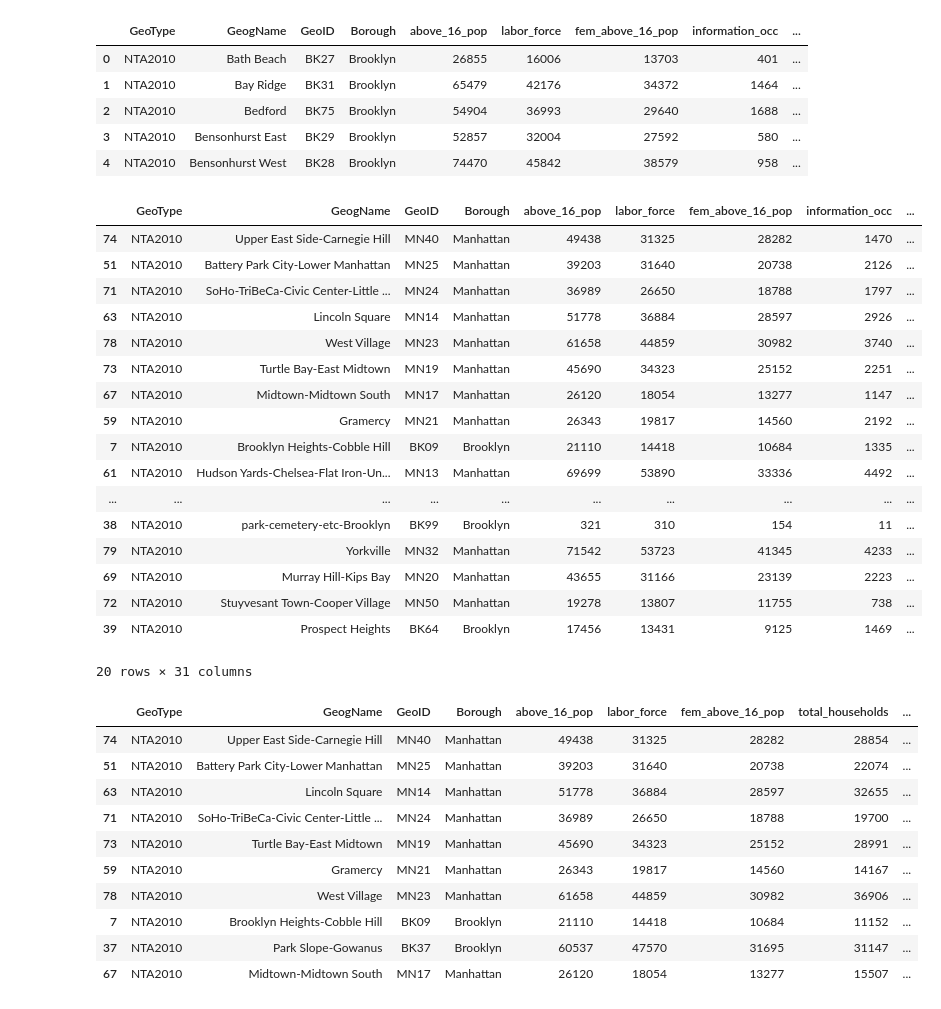
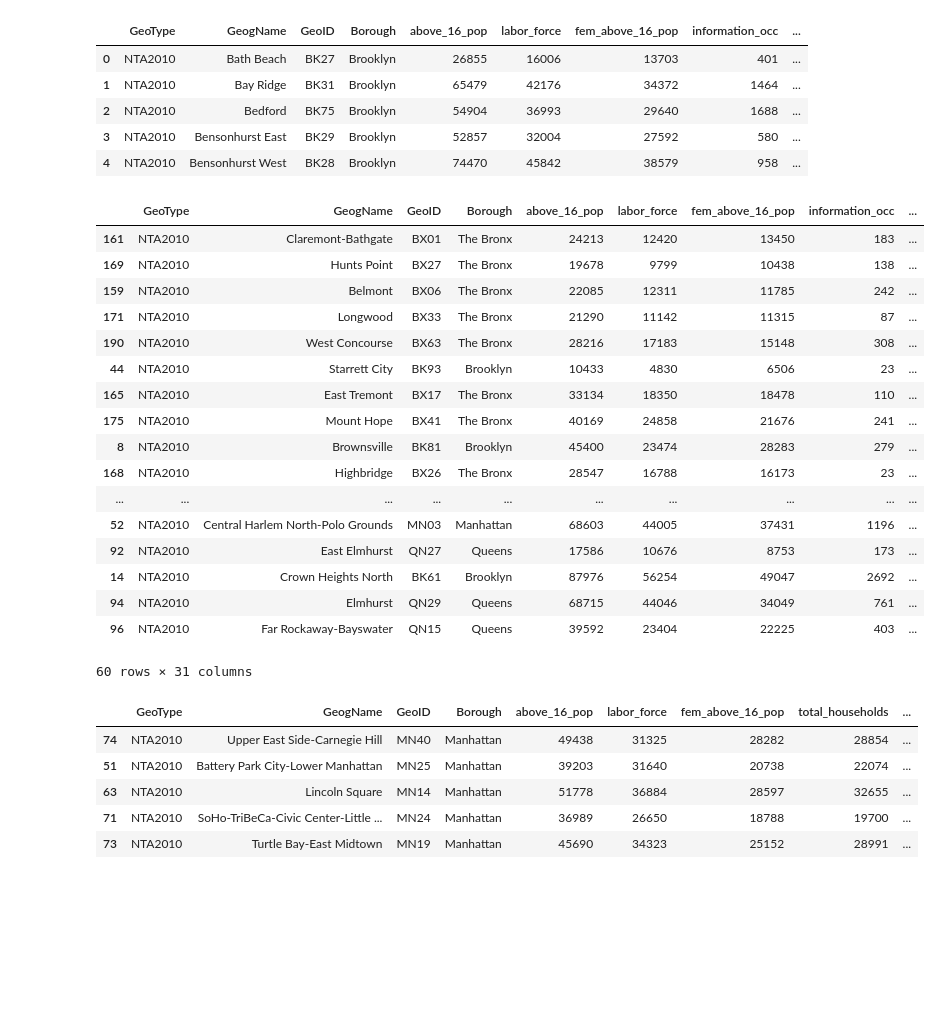
Before and after one commit to ejfeldman7/Metis_Project_1, a Jupyter notebook: census_data_cleaning_demogs.ipynb, the cells around one changed output. Cells and saved outputs as stored; diff of their text form; code cells hidden in the pictures; blank space fills up the shorter version.

```diff
--- a/census_data_cleaning_demogs.ipynb
+++ b/census_data_cleaning_demogs.ipynb
@@ -55,26 +57,26 @@ demog_df['percent_200_over'] = demog_df['income_200k_over'] / demog_df['total_ho
 demog_df['percent_above_100k'] = demog_df['percent_100_149k'] + demog_df['percent_150_199k'] + demog_df['percent_200_over']
 demog_df['percent_above_150k'] = demog_df['percent_150_199k'] + demog_df['percent_200_over']
 # %%
-demog_df.sort_values('percent_above_150k', ascending=False).head(20)
+demog_df.sort_values('percent_above_150k', ascending=True).head(60)
 # %% [output]
 |  | GeoType | GeogName | GeoID | Borough | above_16_pop | labor_force | fem_above_16_pop | information_occ | ... |
-| 74 | NTA2010 | Upper East Side-Carnegie Hill | MN40 | Manhattan | 49438 | 31325 | 28282 | 1470 | ... |
-| 51 | NTA2010 | Battery Park City-Lower Manhattan | MN25 | Manhattan | 39203 | 31640 | 20738 | 2126 | ... |
-| 71 | NTA2010 | SoHo-TriBeCa-Civic Center-Little ... | MN24 | Manhattan | 36989 | 26650 | 18788 | 1797 | ... |
-| 63 | NTA2010 | Lincoln Square | MN14 | Manhattan | 51778 | 36884 | 28597 | 2926 | ... |
-| 78 | NTA2010 | West Village | MN23 | Manhattan | 61658 | 44859 | 30982 | 3740 | ... |
-| 73 | NTA2010 | Turtle Bay-East Midtown | MN19 | Manhattan | 45690 | 34323 | 25152 | 2251 | ... |
-| 67 | NTA2010 | Midtown-Midtown South | MN17 | Manhattan | 26120 | 18054 | 13277 | 1147 | ... |
-| 59 | NTA2010 | Gramercy | MN21 | Manhattan | 26343 | 19817 | 14560 | 2192 | ... |
-| 7 | NTA2010 | Brooklyn Heights-Cobble Hill | BK09 | Brooklyn | 21110 | 14418 | 10684 | 1335 | ... |
-| 61 | NTA2010 | Hudson Yards-Chelsea-Flat Iron-Un... | MN13 | Manhattan | 69699 | 53890 | 33336 | 4492 | ... |
+| 161 | NTA2010 | Claremont-Bathgate | BX01 | The Bronx | 24213 | 12420 | 13450 | 183 | ... |
+| 169 | NTA2010 | Hunts Point | BX27 | The Bronx | 19678 | 9799 | 10438 | 138 | ... |
+| 159 | NTA2010 | Belmont | BX06 | The Bronx | 22085 | 12311 | 11785 | 242 | ... |
+| 171 | NTA2010 | Longwood | BX33 | The Bronx | 21290 | 11142 | 11315 | 87 | ... |
+| 190 | NTA2010 | West Concourse | BX63 | The Bronx | 28216 | 17183 | 15148 | 308 | ... |
+| 44 | NTA2010 | Starrett City | BK93 | Brooklyn | 10433 | 4830 | 6506 | 23 | ... |
+| 165 | NTA2010 | East Tremont | BX17 | The Bronx | 33134 | 18350 | 18478 | 110 | ... |
+| 175 | NTA2010 | Mount Hope | BX41 | The Bronx | 40169 | 24858 | 21676 | 241 | ... |
+| 8 | NTA2010 | Brownsville | BK81 | Brooklyn | 45400 | 23474 | 28283 | 279 | ... |
+| 168 | NTA2010 | Highbridge | BX26 | The Bronx | 28547 | 16788 | 16173 | 23 | ... |
 | ... | ... | ... | ... | ... | ... | ... | ... | ... | ... |
-| 38 | NTA2010 | park-cemetery-etc-Brooklyn | BK99 | Brooklyn | 321 | 310 | 154 | 11 | ... |
-| 79 | NTA2010 | Yorkville | MN32 | Manhattan | 71542 | 53723 | 41345 | 4233 | ... |
-| 69 | NTA2010 | Murray Hill-Kips Bay | MN20 | Manhattan | 43655 | 31166 | 23139 | 2223 | ... |
-| 72 | NTA2010 | Stuyvesant Town-Cooper Village | MN50 | Manhattan | 19278 | 13807 | 11755 | 738 | ... |
-| 39 | NTA2010 | Prospect Heights | BK64 | Brooklyn | 17456 | 13431 | 9125 | 1469 | ... |
+| 52 | NTA2010 | Central Harlem North-Polo Grounds | MN03 | Manhattan | 68603 | 44005 | 37431 | 1196 | ... |
+| 92 | NTA2010 | East Elmhurst | QN27 | Queens | 17586 | 10676 | 8753 | 173 | ... |
+| 14 | NTA2010 | Crown Heights North | BK61 | Brooklyn | 87976 | 56254 | 49047 | 2692 | ... |
+| 94 | NTA2010 | Elmhurst | QN29 | Queens | 68715 | 44046 | 34049 | 761 | ... |
+| 96 | NTA2010 | Far Rockaway-Bayswater | QN15 | Queens | 39592 | 23404 | 22225 | 403 | ... |
-20 rows × 31 columns
+60 rows × 31 columns
 # %%
 demog_short = demog_df.drop(columns=
                             ['information_occ','finServ_occ','profesServ_occ',
@@ -82,7 +84,7 @@ demog_short = demog_df.drop(columns=
                              'income_100_149k','income_150_199k','income_200k_over',
                              'income_mean','income_median','percent_75_99k'])
 # %%
-demog_short.sort_values('percent_above_100k', ascending=False).head(10)
+demog_short.sort_values('percent_above_100k', ascending=False).head()
 # %% [output]
 |  | GeoType | GeogName | GeoID | Borough | above_16_pop | labor_force | fem_above_16_pop | total_households | ... |
 | 74 | NTA2010 | Upper East Side-Carnegie Hill | MN40 | Manhattan | 49438 | 31325 | 28282 | 28854 | ... |
@@ -90,9 +92,4 @@ demog_short.sort_values('percent_above_100k', ascending=False).head(10)
 | 63 | NTA2010 | Lincoln Square | MN14 | Manhattan | 51778 | 36884 | 28597 | 32655 | ... |
 | 71 | NTA2010 | SoHo-TriBeCa-Civic Center-Little ... | MN24 | Manhattan | 36989 | 26650 | 18788 | 19700 | ... |
 | 73 | NTA2010 | Turtle Bay-East Midtown | MN19 | Manhattan | 45690 | 34323 | 25152 | 28991 | ... |
-| 59 | NTA2010 | Gramercy | MN21 | Manhattan | 26343 | 19817 | 14560 | 14167 | ... |
-| 78 | NTA2010 | West Village | MN23 | Manhattan | 61658 | 44859 | 30982 | 36906 | ... |
-| 7 | NTA2010 | Brooklyn Heights-Cobble Hill | BK09 | Brooklyn | 21110 | 14418 | 10684 | 11152 | ... |
-| 37 | NTA2010 | Park Slope-Gowanus | BK37 | Brooklyn | 60537 | 47570 | 31695 | 31147 | ... |
-| 67 | NTA2010 | Midtown-Midtown South | MN17 | Manhattan | 26120 | 18054 | 13277 | 15507 | ... |
 # %%
```
Also changed, not shown: parts of 17 cells of this notebook, 4 other files.
